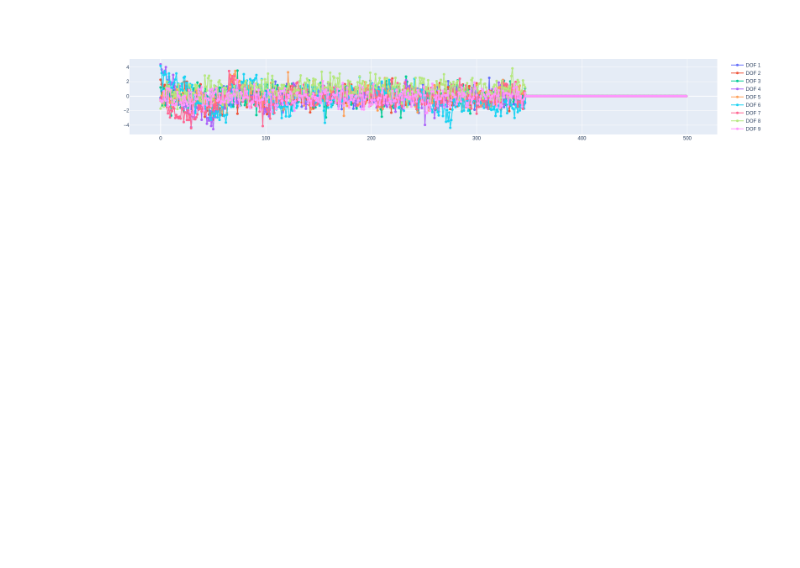
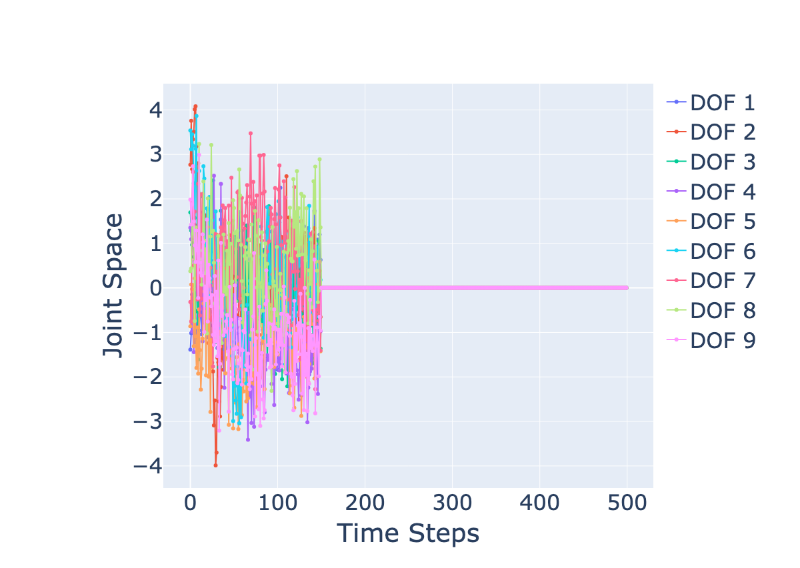
Before and after one commit to Pipe-Runner-Lab/affordance-learning-sandbox, a Jupyter notebook: notebooks/sequence_mapping.ipynb, the cells around one changed output. Saved outputs shown, nothing was run; the diff lists cells and outputs as text; code cells hidden in the pictures; blank space fills up the shorter version.

```diff
--- a/notebooks/sequence_mapping.ipynb
+++ b/notebooks/sequence_mapping.ipynb
@@ -2,14 +2,14 @@
 import pandas as pd
 import numpy as np
 # %%
-sequence_data = pd.read_parquet('../data/df.franka_cabinet_drawer_top_open.gzip')
+sequence_data = pd.read_parquet('../data/df.franka_cabinet_door_right_open.gzip')
 
 # success_cond = lambda x: x < -0.8 # franka_cabinet_door_left_open termination condition
 # success_cond = lambda x: x > -0.01 # franka_cabinet_door_left_close termination condition
-# success_cond = lambda x: x > 0.9 # franka_cabinet_door_right_open termination condition
+success_cond = lambda x: x > 0.9 # franka_cabinet_door_right_open termination condition
 # success_cond = lambda x: x < 0.01 # franka_cabinet_door_right_close termination condition
 # success_cond = lambda x: x < 0.01 # franka_cabinet_drawer_top_close termination condition
-success_cond = lambda x: x > 0.35 # franka_cabinet_drawer_top_open termination condition
+# success_cond = lambda x: x > 0.35 # franka_cabinet_drawer_top_open termination condition
 # %%
 sequence_data
 # %% [output]
@@ -113,19 +113,24 @@ graph_dataframe
 # %%
 import plotly.express as px
 import plotly.graph_objects as go
 
 fig = go.Figure()
 for dof_idx in range(1, 10):
     fig.add_trace(go.Scatter(x=graph_dataframe["timestamp"], y=graph_dataframe[f"dof_{dof_idx}"],
                         mode='lines+markers',
                         name=f'DOF {dof_idx}'))
 fig.update_layout(
     autosize=True,
     height=800,
+    font=dict(
+        size=32
+    ),
+    xaxis_title="Time Steps",
+    yaxis_title="Joint Space"
 )
 fig.show()
 # %% [output]
-[figure, old version]
+[figure, new version]
 # %%
 sequence_np = np.vstack(sequence_arr).reshape(-1, 500, 11)
 # %%
```
Also changed, not shown: parts of 4 cells of this notebook, 1 other file.
